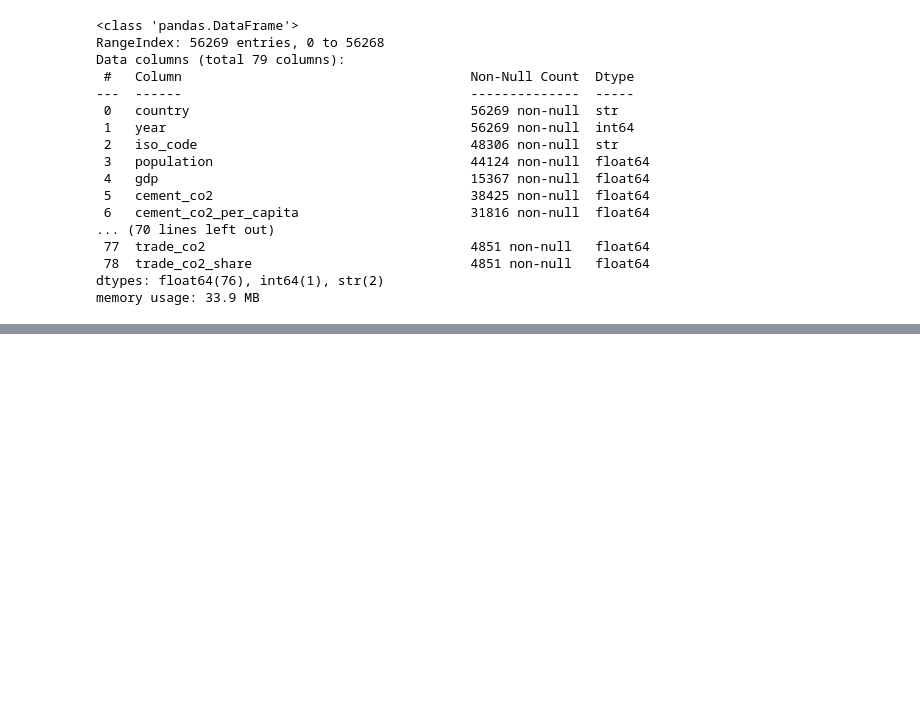
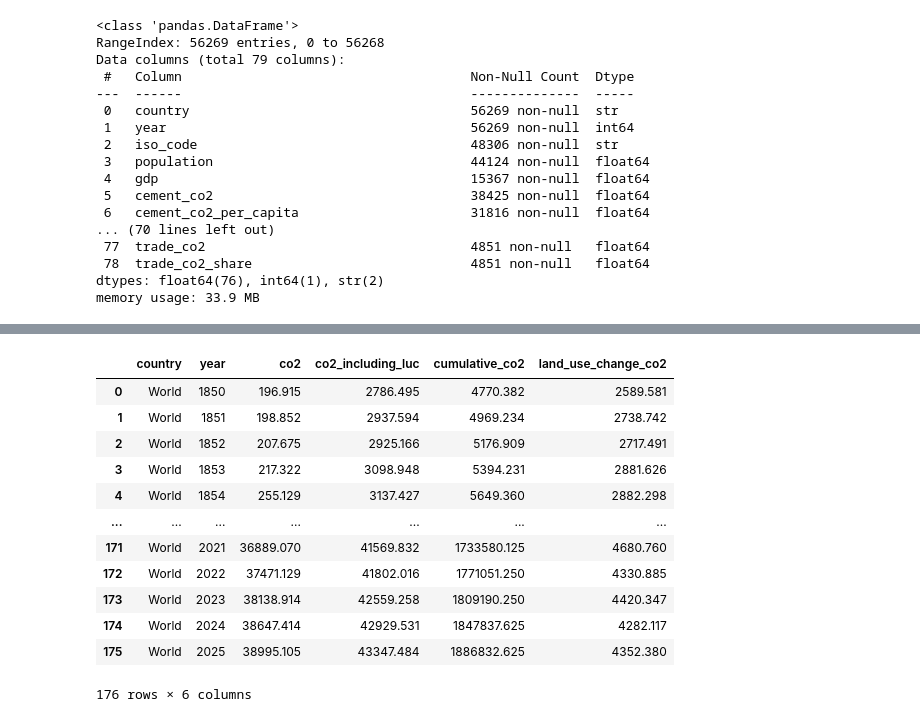
Before and after one commit to inakigallego/EDA-19-11-2026, a Jupyter notebook: 1-Tema, hipotesis y datasets.ipynb, the cells around one changed output, grey strips where cells are left out. Drawn from its saved outputs; the diff is of its cells as text; code cells hidden in the pictures; blank space fills up the shorter version.

```diff
--- a/1-Tema, hipotesis y datasets.ipynb
+++ b/1-Tema, hipotesis y datasets.ipynb
@@ -140,0 +221,3 @@ memory usage: 33.9 MB
+# %%
+df4_mundial = df3_mundial[df3_mundial["year"] >= 1850].reset_index(drop=True)
+df4_mundial.info()
@@ -140,0 +238,16 @@ memory usage: 33.9 MB
+# %%
+df4_mundial
+# %% [output]
+|  | country | year | co2 | co2_including_luc | cumulative_co2 | land_use_change_co2 |
+| 0 | World | 1850 | 196.915 | 2786.495 | 4770.382 | 2589.581 |
+| 1 | World | 1851 | 198.852 | 2937.594 | 4969.234 | 2738.742 |
+| 2 | World | 1852 | 207.675 | 2925.166 | 5176.909 | 2717.491 |
+| 3 | World | 1853 | 217.322 | 3098.948 | 5394.231 | 2881.626 |
+| 4 | World | 1854 | 255.129 | 3137.427 | 5649.360 | 2882.298 |
+| ... | ... | ... | ... | ... | ... | ... |
+| 171 | World | 2021 | 36889.070 | 41569.832 | 1733580.125 | 4680.760 |
+| 172 | World | 2022 | 37471.129 | 41802.016 | 1771051.250 | 4330.885 |
+| 173 | World | 2023 | 38138.914 | 42559.258 | 1809190.250 | 4420.347 |
+| 174 | World | 2024 | 38647.414 | 42929.531 | 1847837.625 | 4282.117 |
+| 175 | World | 2025 | 38995.105 | 43347.484 | 1886832.625 | 4352.380 |
+176 rows × 6 columns
```
Also changed, not shown: parts of 9 cells of this notebook.
